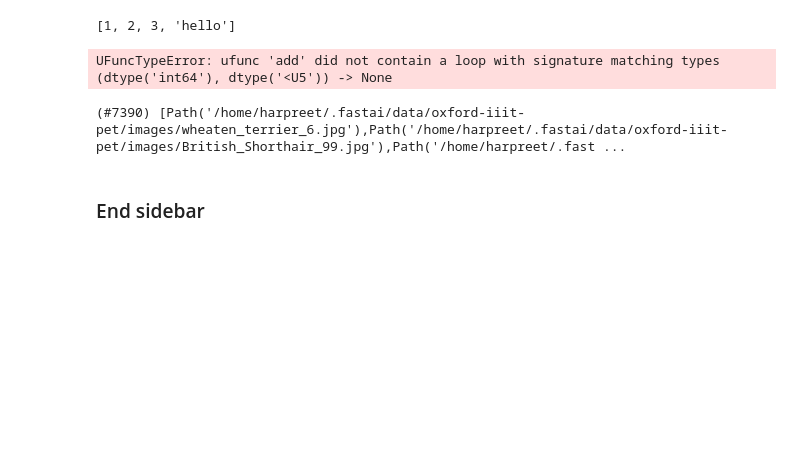
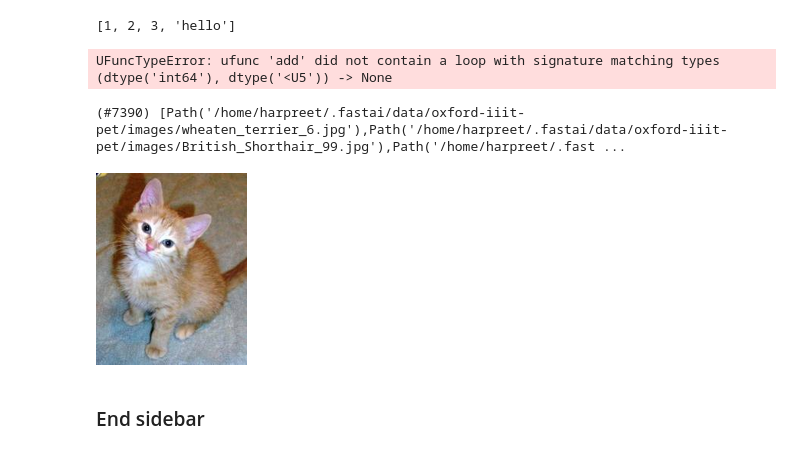
Before and after one commit to harpreetmann24/fastbook, a Jupyter notebook: clean_harpreet/01_intro.ipynb, the cells around one changed output. Saved outputs shown, nothing was run; the diff lists cells and outputs as text; code cells hidden in the pictures; blank space fills up the shorter version.

Commit message:
practise chapter1 aug2022

```diff
--- a/clean_harpreet/01_intro.ipynb
+++ b/clean_harpreet/01_intro.ipynb
@@ -212,8 +270,11 @@ dls = ImageDataLoaders.from_name_func(
 # %% [output]
 (#7390) [Path('/home/harpreet/.fastai/data/oxford-iiit-pet/images/wheaten_terrier_6.jpg'),Path('/home/harpreet/.fastai/data/oxford-iiit-pet/images/British_Shorthair_99.jpg'),Path('/home/harpreet/.fast ...
 # %%
-img = PILImage.create(image_cat())
+img_file ='/notebooks/git/fastbook/images/chapter1_cat_example.jpg'
+img = PILImage.create(img_file)
 img.to_thumb(192)
+# %% [output]
+[figure, added]
 # %% [markdown]
 ### End sidebar
 # %%
```
Also changed, not shown: parts of 44 cells of this notebook, 1 other file.
